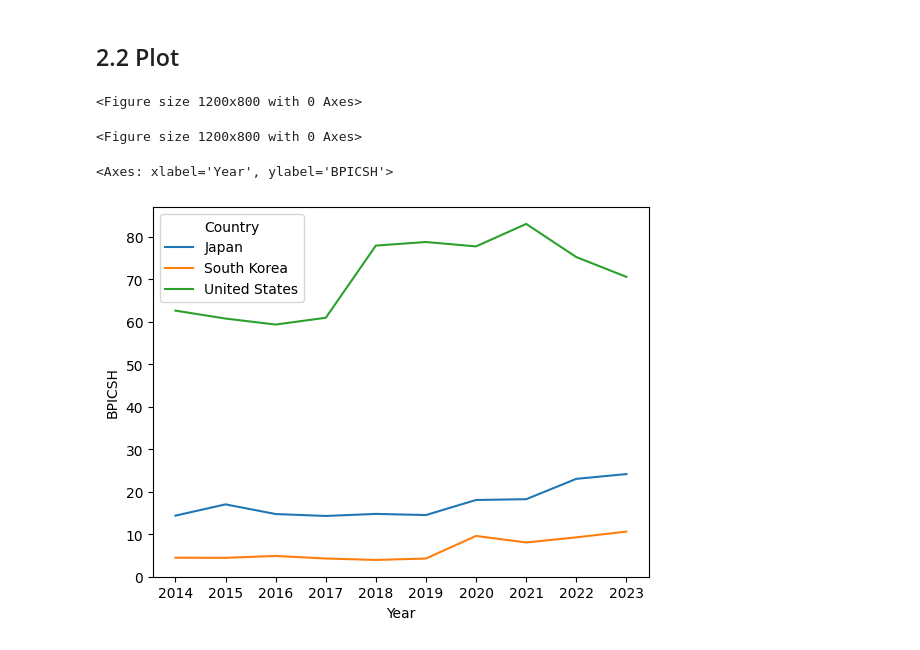
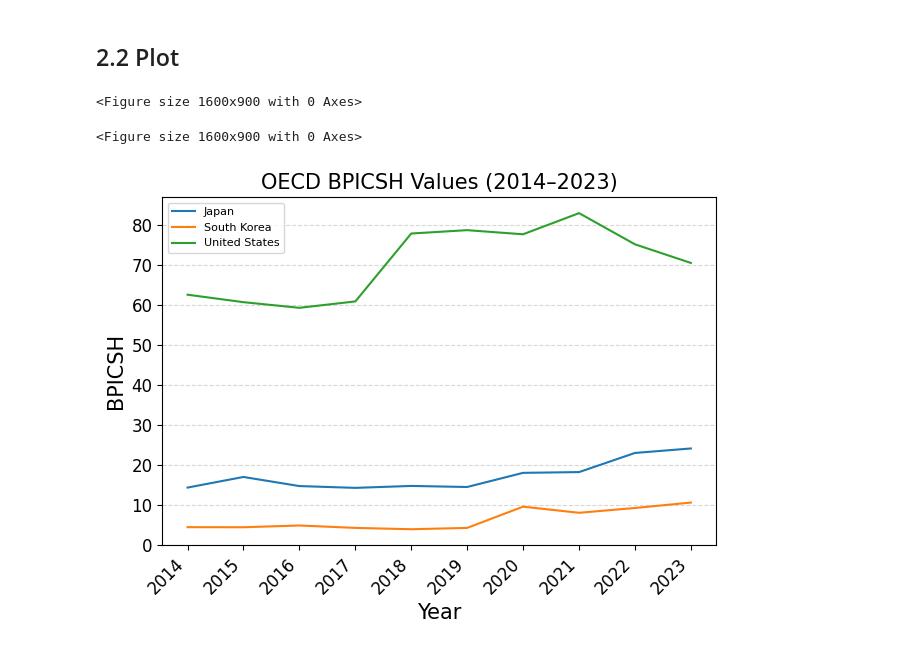
Before and after one commit to Data-Science-Public-Policy/graspp_2025_spring, a Jupyter notebook: HW1_GONG_Kuiyuan/HW1_GONG_Kuiyuan.ipynb, the cells around one changed output. Drawn from its saved outputs; the diff is of its cells as text; code cells hidden in the pictures.

Commit message:
visualization

```diff
--- a/HW1_GONG_Kuiyuan/HW1_GONG_Kuiyuan.ipynb
+++ b/HW1_GONG_Kuiyuan/HW1_GONG_Kuiyuan.ipynb
@@ -338,17 +338,31 @@ df_merged_long.head(5)
 # %%
 df_merged_long_filtered = df_merged_long.query('Country in ["Japan", "United States", "South Korea"]')
 # %%
-plt.figure(figsize=(12, 8))
+plt.figure(figsize=(16, 9))
 # %% [output]
-<Figure size 1200x800 with 0 Axes>
+<Figure size 1600x900 with 0 Axes>
-<Figure size 1200x800 with 0 Axes>
+<Figure size 1600x900 with 0 Axes>
 # %%
 sns.lineplot(
     data=df_merged_long_filtered,
     x='Year',
     y='BPICSH',
     hue='Country',
 )
+
+plt. ylabel('BPICSH', size = 15)
+plt.xlabel('Year', size = 15)
+plt.title('OECD BPICSH Values (2014–2023)', size = 15)
+plt.xticks(rotation=45, ha='right')
+plt.yticks(size=14)
+plt.tick_params(axis='both', labelsize=12)
+plt.legend(fontsize=8, loc='upper left')
+plt.grid(True, axis='y', linestyle='--', alpha=0.5)
+plt.tight_layout()
+
+plt.savefig('OECD BPICSH Values (2014–2023).png',
+            dpi=120,
+            bbox_inches='tight',
+            transparent=False)
 # %% [output]
-<Axes: xlabel='Year', ylabel='BPICSH'>
-[figure, old version]
+[figure, new version]
```
